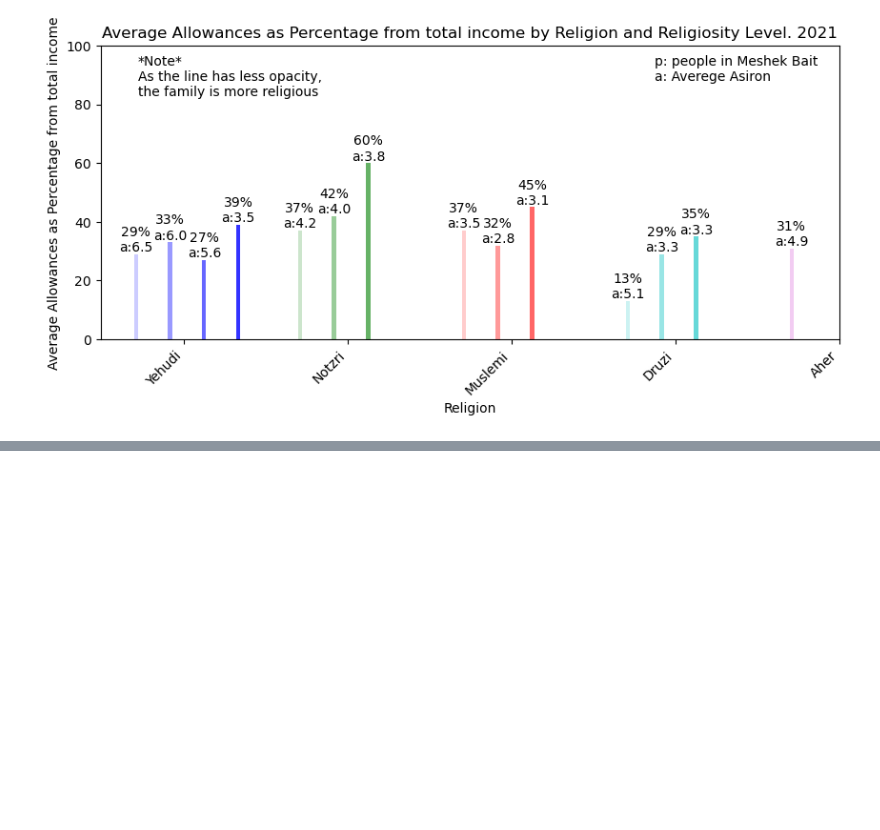
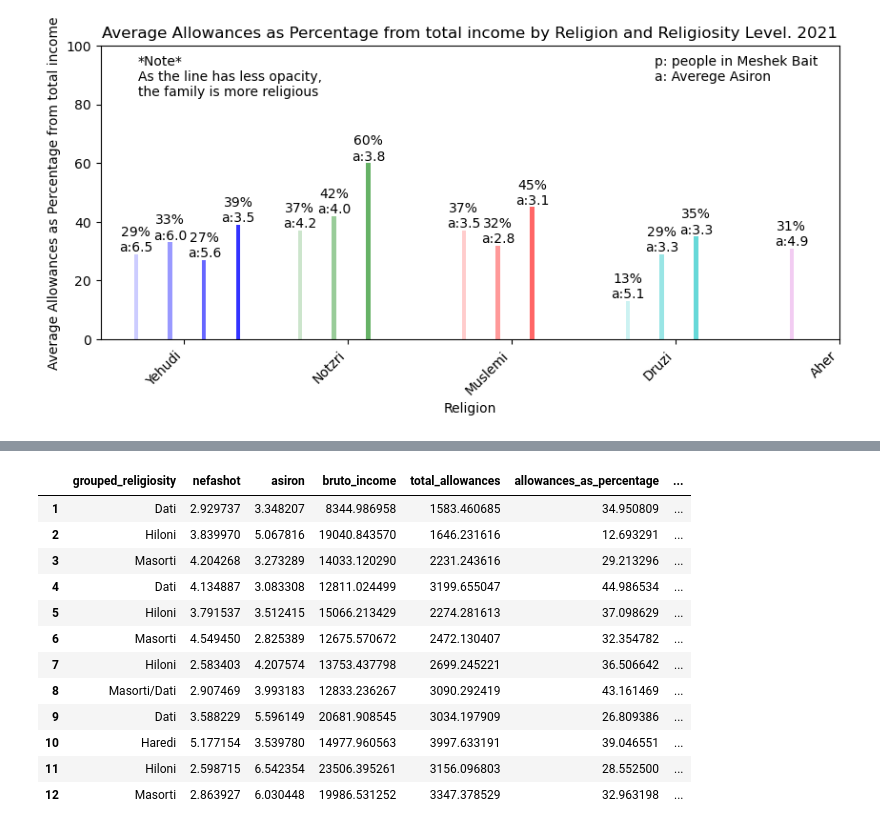
Before and after one commit to eladreuveni/Lamas, a Jupyter notebook: allowences_21.ipynb, the cells around one changed output, grey strips where cells are left out. Drawn from its saved outputs; the diff is of its cells as text; code cells hidden in the pictures; blank space fills up the shorter version.

```diff
--- a/allowences_21.ipynb
+++ b/allowences_21.ipynb
@@ -169,0 +235,73 @@ Text(0.75, 0.97, 'p: people in Meshek Bait\na: Averege Asiron')
+# %%
+from funcs import weighted_average
+
+df = grouped
+
+def w_avg(col):
+    return weighted_average(df, col, 'weight')
+
+# Assuming your data is stored in a DataFrame named 'df'
+# Mapping the desired groupings
+group_mapping = {
+    ('Aher', 1): 'Aher all',
+    ('Aher', 2): 'Aher all',
+    ('Aher', 3): 'Aher all',
+    ('Muslemi', 1): 'Muslemi Hiloni',
+    ('Muslemi', 2): 'Muslemi Masorti',
+    ('Muslemi', 3): 'Muslemi Dati',
+    ('Muslemi', 4): 'Muslemi Dati',
+    ('Notzri', 1): 'Notzri Hiloni',
+    ('Notzri', 2): 'Notzri Masorti/Dati',
+    ('Notzri', 3): 'Notzri Masorti/Dati',
+    ('Druzi', 1): 'Druzi Hiloni',
+    ('Druzi', 2): 'Druzi Masorti',
+    ('Druzi', 3): 'Druzi Dati',
+    ('Yehudi', 1): 'Yehudi Hiloni',
+    ('Yehudi', 2): 'Yehudi Masorti',
+    ('Yehudi', 3): 'Yehudi Dati',
+    ('Yehudi', 4): 'Yehudi Haredi',
+}
+
+# Function to apply the group mapping
+def map_religiosity_level(row):
+    key = (row['religion_name'], row['religiosity_level'])
+    if key in group_mapping:
+        return group_mapping[key]
+    return key
+
+# Apply the mapping function to create a new column
+df['grouped_religiosity'] = df.apply(map_religiosity_level, axis=1)
+
+
+# avg what needs to be avg, count all groups.
+cols_to_avg = ['nefashot','asiron','bruto_income','total_allowances','allowances_as_percentage']
+cols_agg = {
+    col: lambda x: w_avg(x) for col in cols_to_avg
+}
+cols_agg['mb_count'] = 'sum'
+cols_agg['weight'] = 'sum'
+cols_agg['religion_name'] = 'first'
+
+# Group by the new column and aggregate the data
+grouped_df = df.groupby('grouped_religiosity').agg(cols_agg).reset_index()
+
+grouped_df['grouped_religiosity'] = grouped_df['grouped_religiosity'].apply(lambda x: x.split(' ')[1])
+
+# remove Aher
+grouped_df = grouped_df[grouped_df['religion_name'] != 'Aher']
+
+grouped_df
+# %% [output]
+|  | grouped_religiosity | nefashot | asiron | bruto_income | total_allowances | allowances_as_percentage | ... |
+| 1 | Dati | 2.929737 | 3.348207 | 8344.986958 | 1583.460685 | 34.950809 | ... |
+| 2 | Hiloni | 3.839970 | 5.067816 | 19040.843570 | 1646.231616 | 12.693291 | ... |
+| 3 | Masorti | 4.204268 | 3.273289 | 14033.120290 | 2231.243616 | 29.213296 | ... |
+| 4 | Dati | 4.134887 | 3.083308 | 12811.024499 | 3199.655047 | 44.986534 | ... |
+| 5 | Hiloni | 3.791537 | 3.512415 | 15066.213429 | 2274.281613 | 37.098629 | ... |
+| 6 | Masorti | 4.549450 | 2.825389 | 12675.570672 | 2472.130407 | 32.354782 | ... |
+| 7 | Hiloni | 2.583403 | 4.207574 | 13753.437798 | 2699.245221 | 36.506642 | ... |
+| 8 | Masorti/Dati | 2.907469 | 3.993183 | 12833.236267 | 3090.292419 | 43.161469 | ... |
+| 9 | Dati | 3.588229 | 5.596149 | 20681.908545 | 3034.197909 | 26.809386 | ... |
+| 10 | Haredi | 5.177154 | 3.539780 | 14977.960563 | 3997.633191 | 39.046551 | ... |
+| 11 | Hiloni | 2.598715 | 6.542354 | 23506.395261 | 3156.096803 | 28.552500 | ... |
+| 12 | Masorti | 2.863927 | 6.030448 | 19986.531252 | 3347.378529 | 32.963198 | ... |
```
Also changed, not shown: parts of 5 cells of this notebook, 2 other files.
